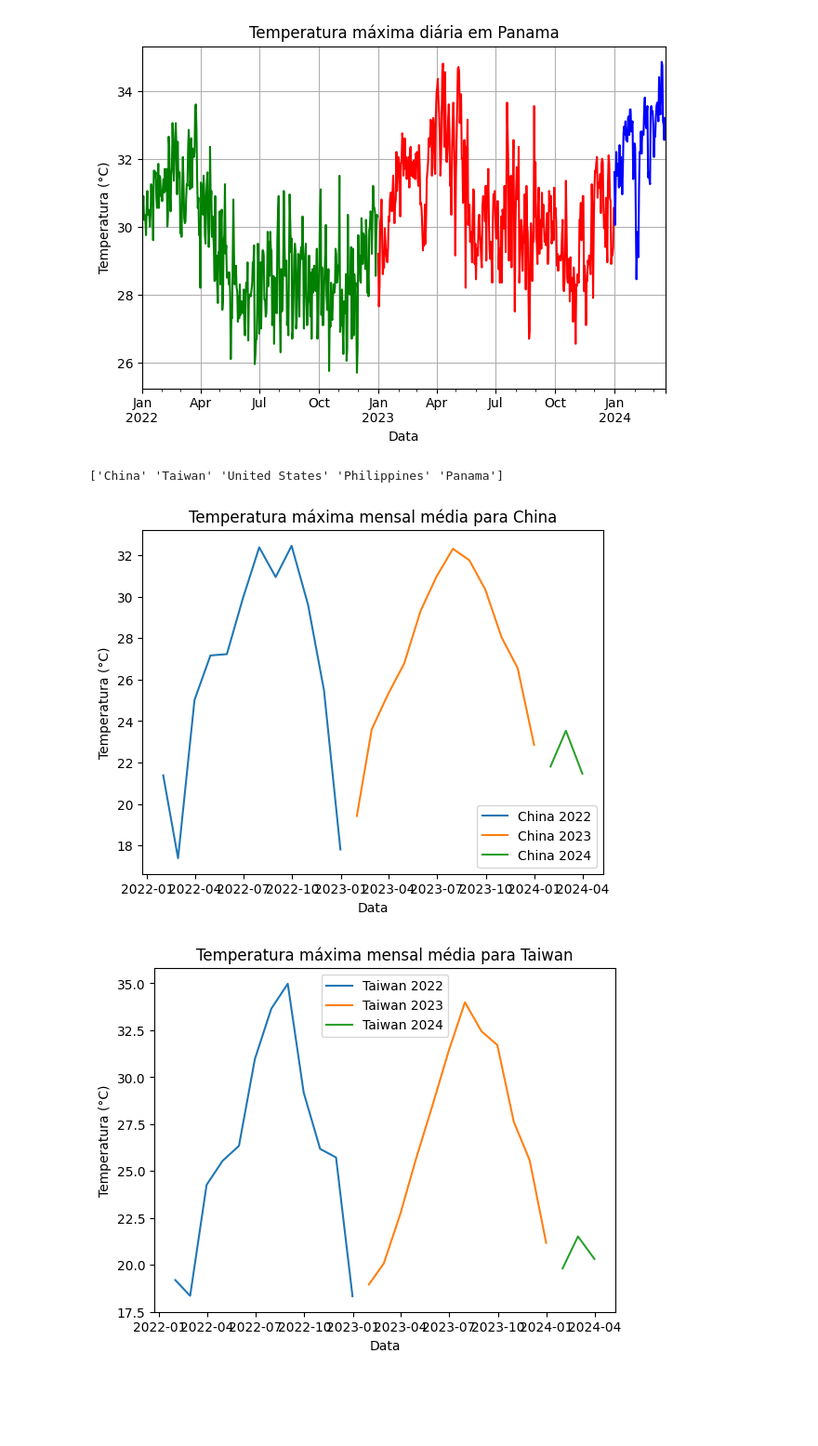
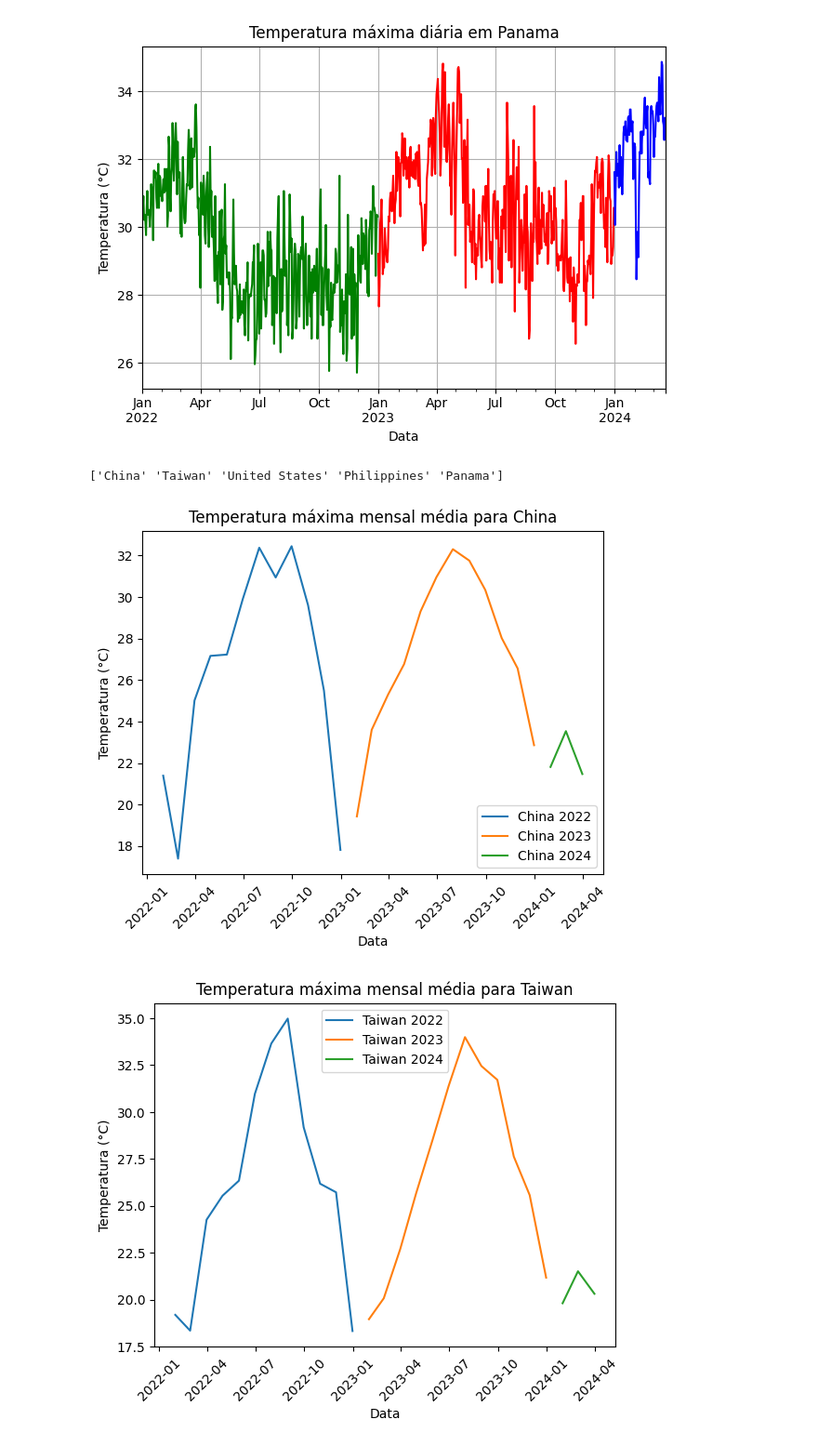
Before and after one commit to anycarolinys/projeto_dados_tabulares, a Jupyter notebook: daily_weather_EDA.ipynb, the cells around one changed output. Shown at 93% size. Drawn from its saved outputs; the diff is of its cells as text; code cells hidden in the pictures; blank space fills up the shorter version.

Commit message:
Improving mean temperature visualization

```diff
--- a/daily_weather_EDA.ipynb
+++ b/daily_weather_EDA.ipynb
@@ -339,32 +339,33 @@ for country in countries:
         (weather_df['date'] >= start_23) &
         (weather_df['date'] <= end_23) ]
 
     # indexed_23 = temperature_by_country_23.set_index('date').resample('ME').mean()
     indexed_23 = temperature_by_country_23.groupby(pd.Grouper(key='date', freq='ME')).mean(numeric_only=True)
     indexed_23 = indexed_23.reindex(pd.date_range(start=start_23, end=end_23, freq='ME'), fill_value=None)
     # sns.lineplot(data=indexed_23['temperature_2m_max'], ax=ax, label=f'{country} 2023')
     sns.lineplot(data=indexed_23['temperature_2m_max'], label=f'{country} 2023')
 
     start_24 = pd.to_datetime('2024-01-01 00:00:00+00:00')
     # end_24 = pd.to_datetime('2024-03-20 00:00:00+00:00')
     end_24 = pd.to_datetime('2024-12-31 00:00:00+00:00')
 
     temperature_by_country_24 = weather_df[
         (weather_df['country'] == country) &
         (weather_df['date'] >= start_24) &
         (weather_df['date'] <= end_24) ]
 
     # indexed_24 = temperature_by_country_24.set_index('date').resample('ME').mean()
     indexed_24 = temperature_by_country_24.groupby(pd.Grouper(key='date', freq='ME')).mean(numeric_only=True)
     indexed_24 = indexed_24.reindex(pd.date_range(start=start_24, end=end_24, freq='ME'), fill_value=None)
     # sns.lineplot(data=indexed_24['temperature_2m_max'], ax=ax, label=f'{country} 2024')
     sns.lineplot(data=indexed_24['temperature_2m_max'], label=f'{country} 2024')
 
     plt.title(f"Temperatura máxima mensal média para {country}")
     plt.xlabel("Data")
+    plt.xticks(rotation=45)
     plt.ylabel("Temperatura (°C)")
     plt.show()
 # %% [output]
 ['China' 'Taiwan' 'United States' 'Philippines' 'Panama']
-[figure, old version]
+[figure, new version]
-[figure, old version]
+[figure, new version]
```
Also changed, not shown: parts of 1 cell of this notebook.
